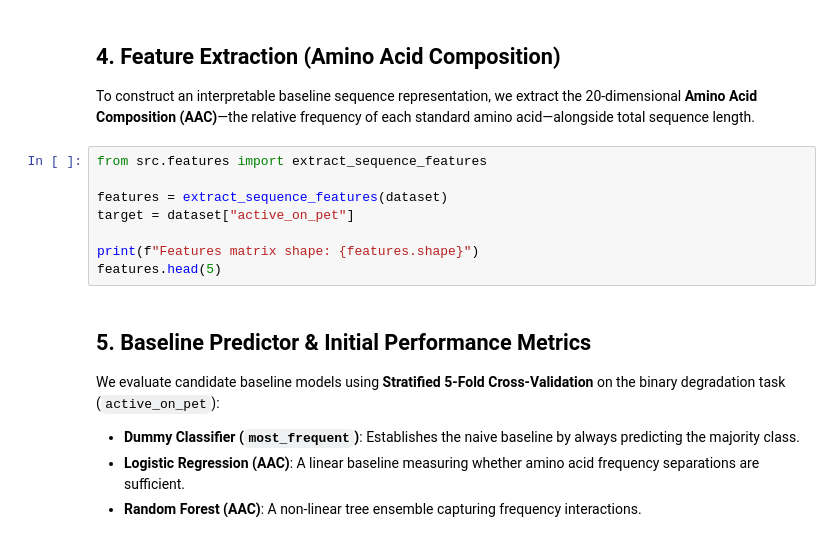
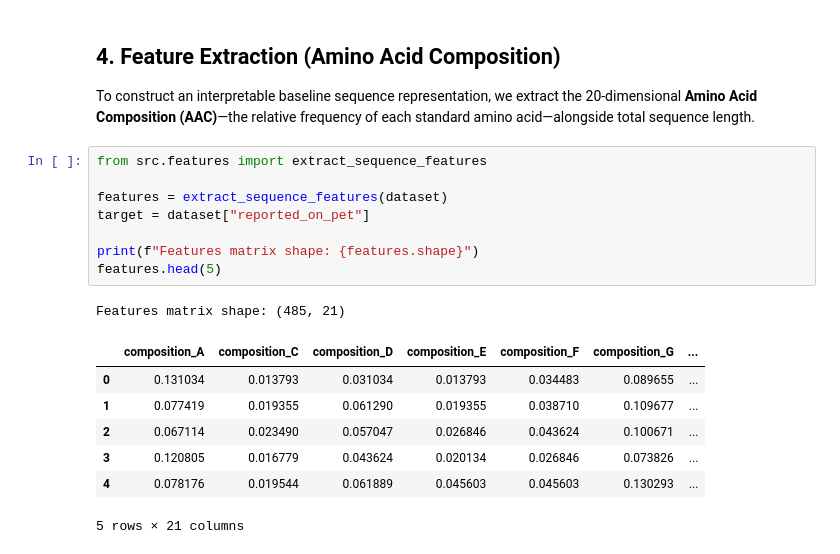
Before and after one commit to zelario/enzymatic-polyester-degradation, a Jupyter notebook: notebooks/01_data_exploration_and_baseline.ipynb, the cells around one changed output. Saved outputs shown, nothing was run; the diff lists cells and outputs as text.

```diff
--- a/notebooks/01_data_exploration_and_baseline.ipynb
+++ b/notebooks/01_data_exploration_and_baseline.ipynb
@@ -55,14 +114,17 @@ To construct an interpretable baseline sequence representation, we extract the 2
 # %%
 from src.features import extract_sequence_features
 
 features = extract_sequence_features(dataset)
-target = dataset["active_on_pet"]
+target = dataset["reported_on_pet"]
 
 print(f"Features matrix shape: {features.shape}")
 features.head(5)
+# %% [output]
+Features matrix shape: (485, 21)
+|  | composition_A | composition_C | composition_D | composition_E | composition_F | composition_G | ... |
+| 0 | 0.131034 | 0.013793 | 0.031034 | 0.013793 | 0.034483 | 0.089655 | ... |
+| 1 | 0.077419 | 0.019355 | 0.061290 | 0.019355 | 0.038710 | 0.109677 | ... |
+| 2 | 0.067114 | 0.023490 | 0.057047 | 0.026846 | 0.043624 | 0.100671 | ... |
+| 3 | 0.120805 | 0.016779 | 0.043624 | 0.020134 | 0.026846 | 0.073826 | ... |
+| 4 | 0.078176 | 0.019544 | 0.061889 | 0.045603 | 0.045603 | 0.130293 | ... |
+5 rows × 21 columns
-# %% [markdown]
-## 5. Baseline Predictor & Initial Performance Metrics
-We evaluate candidate baseline models using **Stratified 5-Fold Cross-Validation** on the binary degradation task (`active_on_pet`):
-* **Dummy Classifier (`most_frequent`)**: Establishes the naive baseline by always predicting the majority class.
-* **Logistic Regression (AAC)**: A linear baseline measuring whether amino acid frequency separations are sufficient.
-* **Random Forest (AAC)**: A non-linear tree ensemble capturing frequency interactions.
```
Also changed, not shown: parts of 12 cells of this notebook, 9 other files.
